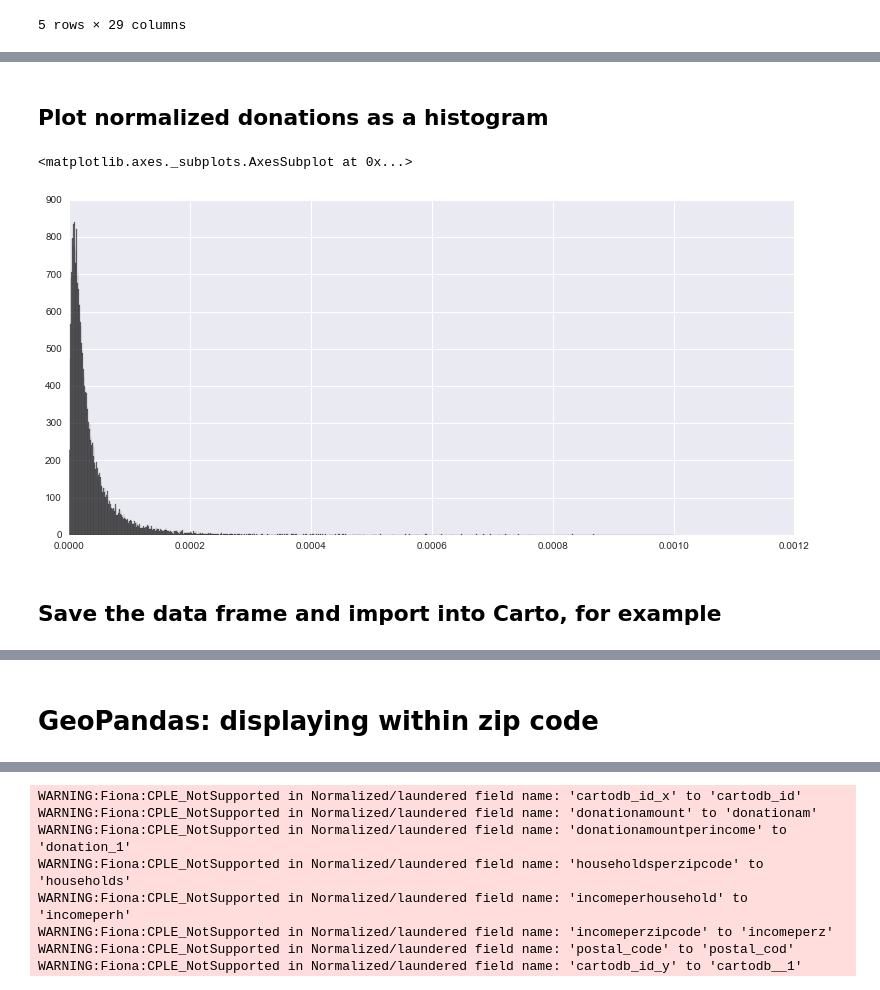
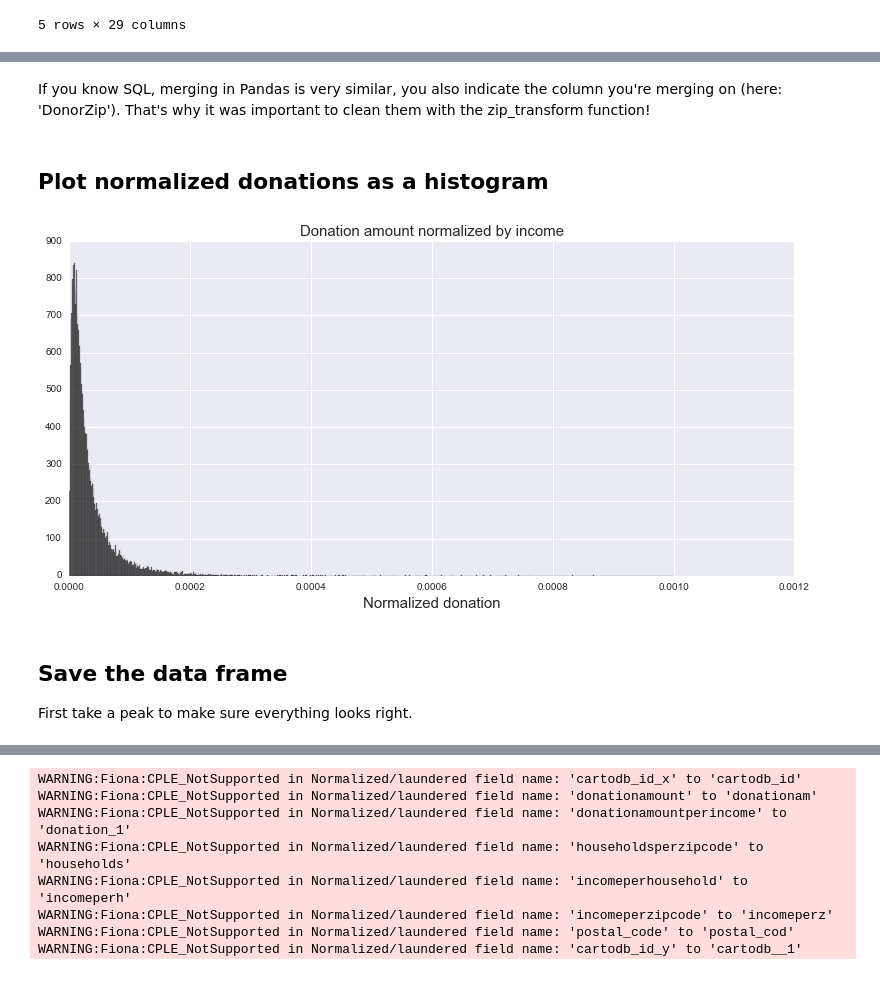
Before and after one commit to zuzannna/-GivingTuesday, a Jupyter notebook: Normalizing_Donations_By_Median_Income.ipynb, the cells around one changed output, grey strips where cells are left out. Saved outputs shown, nothing was run; the diff lists cells and outputs as text; code cells hidden in the pictures.

Commit message:
updated the histogram labels and added description to each analysis step

```diff
--- a/Normalizing_Donations_By_Median_Income.ipynb
+++ b/Normalizing_Donations_By_Median_Income.ipynb
@@ -17,4 +21,4 @@ This notebook demonstrates how to normalize charitable donations by median incom
 
 Finally, it adds the converted values into zip code shapefiles provided by the US Census. Resulting map can be seen at: https://zuzanna.carto.com/viz/999bdc1a-01c1-11e7-9bf4-0e3ff518bd15/map
 # %%
-donations_sample = pd.read_csv('donations_sample.csv')
+donations_sample = pd.read_csv("/Users/zuzia/Desktop/DataKind/donations_sample.csv")
@@ -86,6 +103,8 @@ df_income.columns = ['DonorZip', 'IncomePerHousehold','HouseholdsPerZipCode']
 totals_per_zip = donations_2016.groupby(by='DonorZip').sum()['DonationAmount']
 totals_per_zip = pd.DataFrame(totals_per_zip)
 totals_per_zip['DonorZip'] = totals_per_zip.index
+# %% [markdown]
+If you know SQL, merging in Pandas is very similar, you also indicate the column you're merging on (here: 'DonorZip'). That's why it was important to clean them with the zip_transform function!
 # %%
 df = pd.merge(totals_per_zip, df_income, on='DonorZip', how='inner')
 df = pd.merge(df,
@@ -103,12 +122,15 @@ df.dropna(inplace=True, subset=['DonationAmountPerIncome'])
 # %%
 fig = plt.figure(figsize = [13,6])
 bins = np.linspace(0,0.001,1000)
-df['DonationAmountPerIncome'].hist(color='k', alpha=0.5, bins=bins)
+ax = df['DonationAmountPerIncome'].hist(color='k', alpha=0.5, bins=bins)
+ax.set_xlabel('Normalized donation', size=15)
+plt.title('Donation amount normalized by income', size=15)
+plt.show()
 # %% [output]
-<matplotlib.axes._subplots.AxesSubplot at 0x...>
-[figure, old version]
+[figure, new version]
-# %% [markdown]
-## Save the data frame and import into Carto, for example
+# %% [markdown]
+## Save the data frame
+First take a peak to make sure everything looks right.
 # %%
 df.head()
 # %% [output]
@@ -120,5 +142,3 @@ df.head()
 | 8 | 3199.00 | 01008 | 70417 | 503 | 1008.0 | Blandford | Massachusetts | ... |
 # %%
 df.to_csv("/Users/zuzia/Desktop/DataKind/normalized_less_than_200_donations_2016.csv")
-# %% [markdown]
-# GeoPandas: displaying within zip code
```
Also changed, not shown: parts of 16 cells of this notebook.
